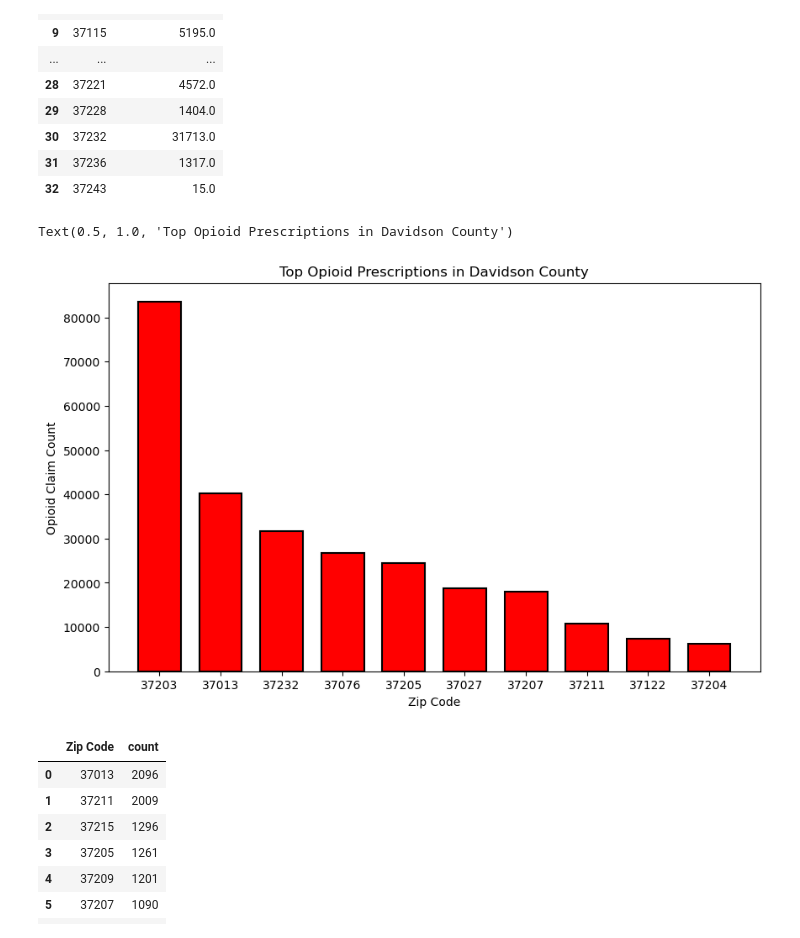
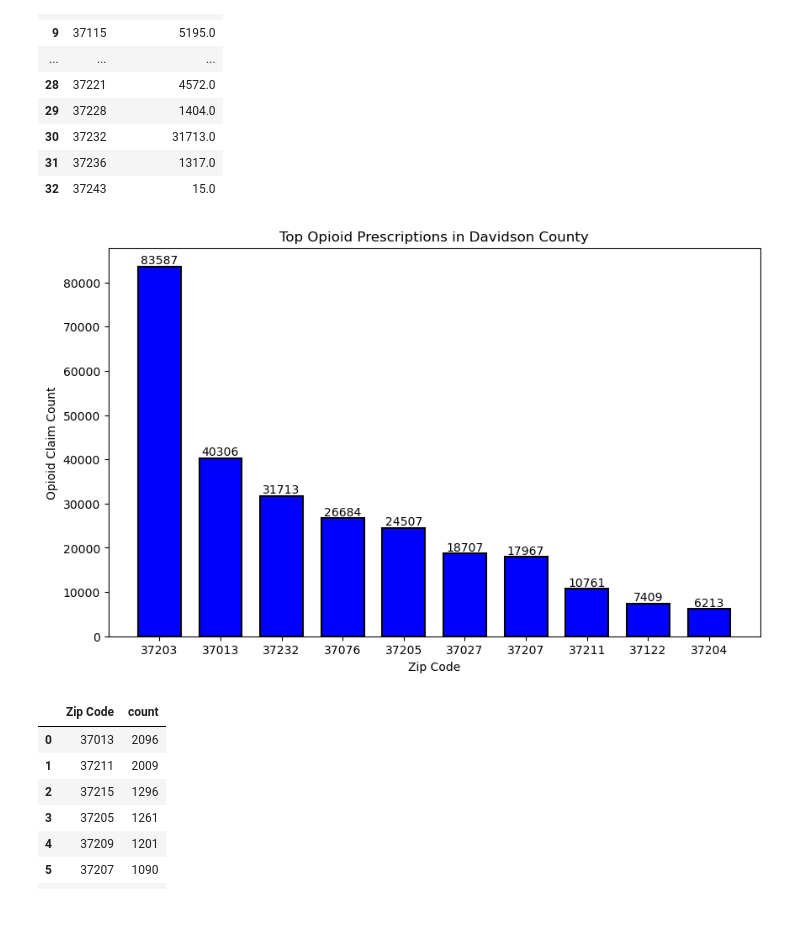
Before and after one commit to NSS-Full-Time-Data-Analytics-14/prescription-drugs-python-snickers, a Jupyter notebook: notebooks/prescription_drugs_lg.ipynb, the cells around one changed output. Saved outputs shown, nothing was run; the diff lists cells and outputs as text; code cells hidden in the pictures.

```diff
--- a/notebooks/prescription_drugs_lg.ipynb
+++ b/notebooks/prescription_drugs_lg.ipynb
@@ -115,10 +115,10 @@ question_1.sort_values(by=['overdose_deaths'])
   b. What is the ratio for spending on opioid vs non-opioid prescriptions?
   c. Are those who spend a higher ratio on opioids suffering from more deaths?
 # %%
-question_2 = 'SELECT * FROM prescription INNER JOIN drug USING(drug_name) INNER JOIN prescriber USING(npi)'
+q2= 'SELECT overdose_deaths, total_drug_cost, year, opioid_drug_flag FROM overdose_deaths as od INNER JOIN zip_fips as zf ON od.fipscounty::int = zf.fipscounty::int INNER JOIN prescriber as p1 ON zf.zip = p1.nppes_provider_zip5 INNER JOIN prescription as p2 ON p1.npi = p2.npi INNER JOIN drug as d ON p2.drug_name = d.drug_name GROUP BY year, overdose_deaths, total_drug_cost,opioid_drug_flag'
 # %%
 with engine.connect() as connection:
-    question_2 = pd.read_sql(text(question_2), con = connection)
+    q2 = pd.read_sql(text(q2), con = connection)
 
-question_2.head()
+q2.head()
 # %% [output]
@@ -214,15 +248,18 @@ top_10_question_6=top_10_question_6.astype(int)
 top_10_question_6=top_10_question_6.rename(columns={'total_claim_count':'Opioid Claim Count'})
 # %%
 top_10_question_6['Zip Code']=top_10_question_6['Zip Code'].astype(str)
+# %%
+top_10_question_6=top_10_question_6.reset_index(drop=True)
 # %%
 plt.figure(figsize=(10, 6))
-plt.bar(top_10_question_6['Zip Code'], top_10_question_6['Opioid Claim Count'],width = .7, color ='red', edgecolor='black', linewidth=1.5)
+plt.bar(top_10_question_6['Zip Code'], top_10_question_6['Opioid Claim Count'],width = .7, color ='blue', edgecolor='black', linewidth=1.5)
 plt.xlabel('Zip Code')
 plt.ylabel('Opioid Claim Count')
 plt.title('Top Opioid Prescriptions in Davidson County')
+for i in range(0, len(top_10_question_6)):
+ plt.text(top_10_question_6['Zip Code'][i], top_10_question_6['Opioid Claim Count'][i], f'{top_10_question_6['Opioid Claim Count'][i]}',va='bottom',color='black', ha='center')
 # %% [output]
-Text(0.5, 1.0, 'Top Opioid Prescriptions in Davidson County')
-[figure, old version]
+[figure, new version]
 # %%
 plt.bar(courses, values, color ='maroon',
         width = 0.4)
```
Also changed, not shown: parts of 8 cells of this notebook.
